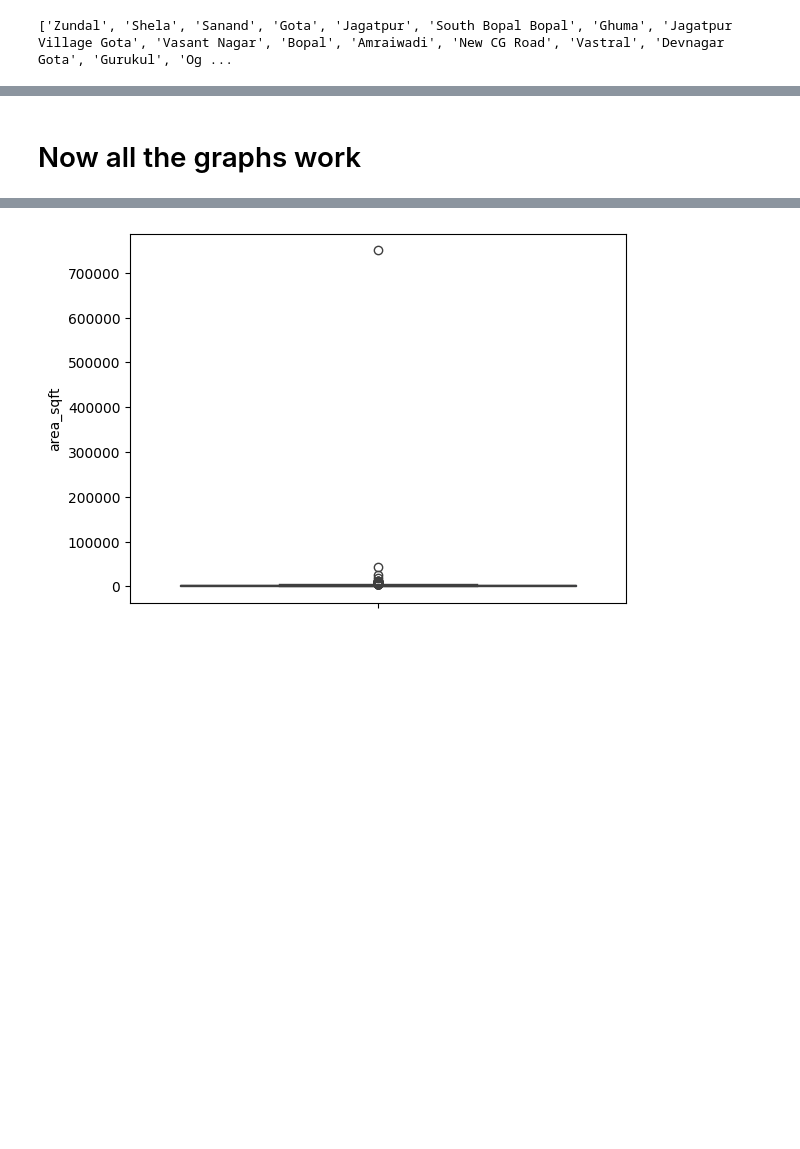
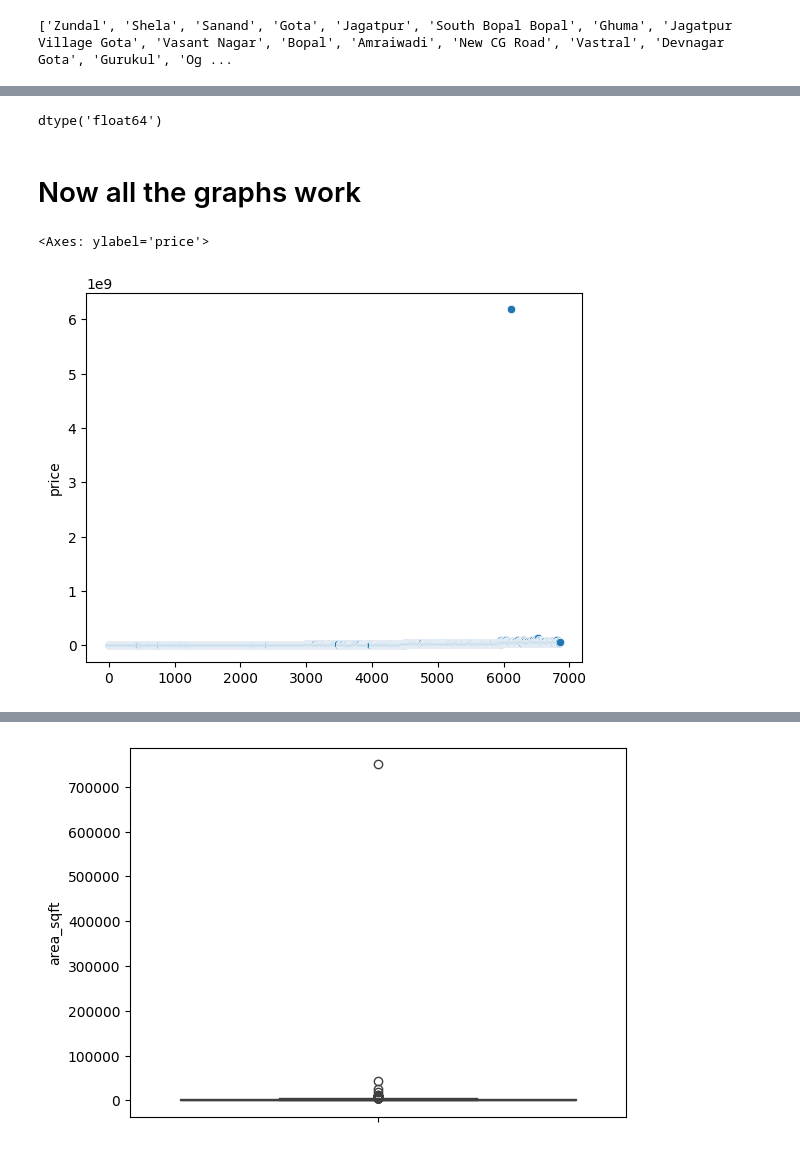
Before and after one commit to bunny-ml/Ahmedabad-Flat-Price-, a Jupyter notebook: notebooks/01_data_cleaning_code.ipynb, the cells around one changed output, grey strips where cells are left out. Drawn from its saved outputs; the diff is of its cells as text; code cells hidden in the pictures; blank space fills up the shorter version.

```diff
--- a/notebooks/01_data_cleaning_code.ipynb
+++ b/notebooks/01_data_cleaning_code.ipynb
@@ -613,2 +636,12 @@ print(list(df['locality'].unique()))
+# %%
+df['BHK'] = df['BHK'].astype('float64')
+df['BHK'].dtype
+# %% [output]
+dtype('float64')
 # %% [markdown]
 # Now all the graphs work
+# %%
+sns.scatterplot(df['price'])
+# %% [output]
+<Axes: ylabel='price'>
+[figure, added]
```
Also changed, not shown: parts of 12 cells of this notebook.
